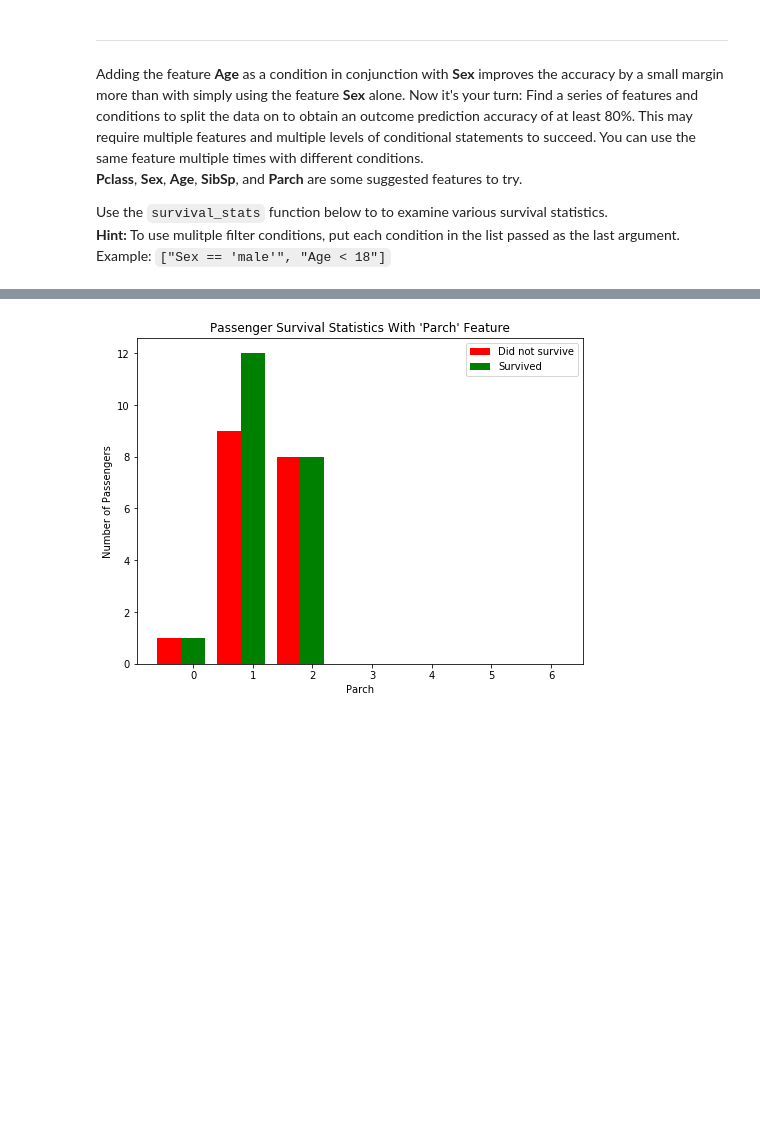
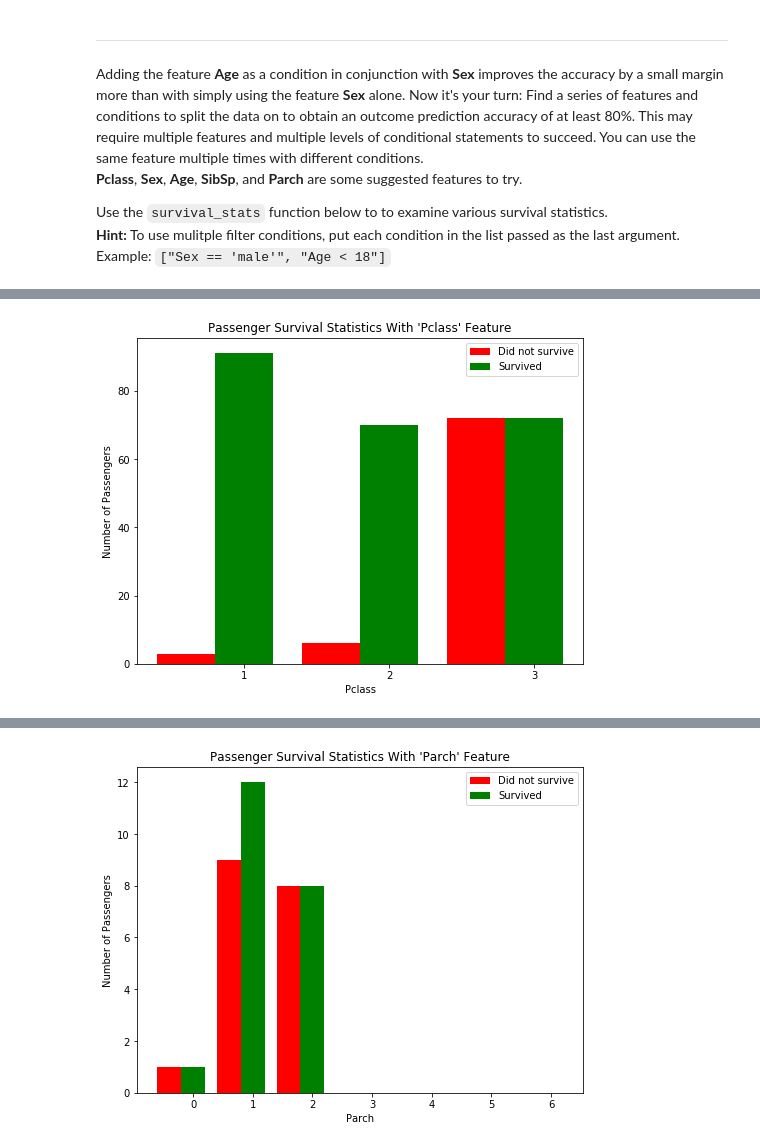
Before and after one commit to TarekMSayed/Udacity-ML-Nanodegree, a Jupyter notebook: titanic_survival_exploration/titanic_survival_exploration.ipynb, the cells around one changed output, grey strips where cells are left out. Saved outputs shown, nothing was run; the diff lists cells and outputs as text; code cells hidden in the pictures; blank space fills up the shorter version.

```diff
--- a/titanic_survival_exploration/titanic_survival_exploration.ipynb
+++ b/titanic_survival_exploration/titanic_survival_exploration.ipynb
@@ -215,0 +227,4 @@ Use the `survival_stats` function below to to examine various survival statistic
+# %%
+vs.survival_stats(data, outcomes, 'Pclass', ["Sex == 'female'"])
+# %% [output]
+[figure, added]
```
Also changed, not shown: parts of 8 cells of this notebook, 1 other file.
